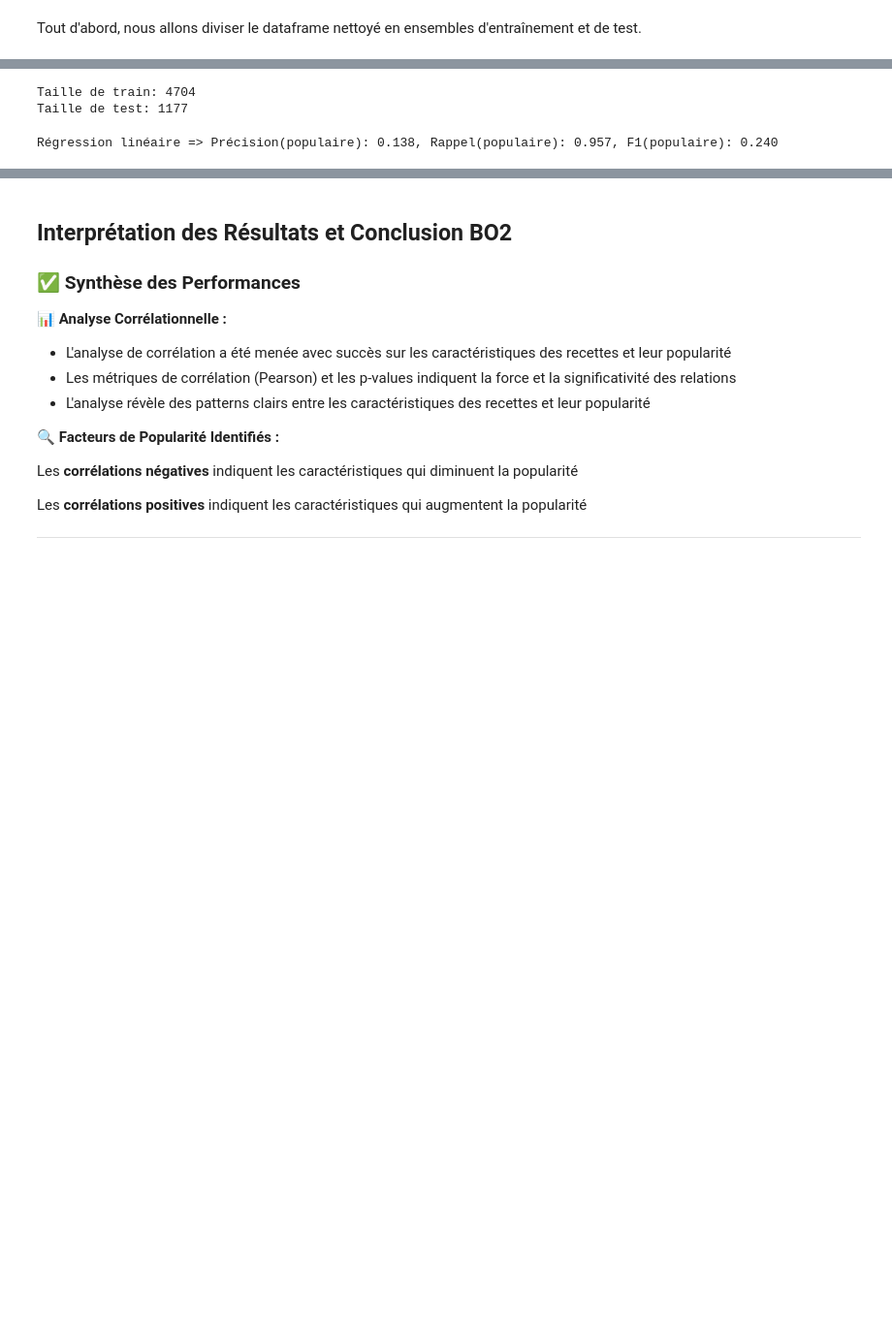
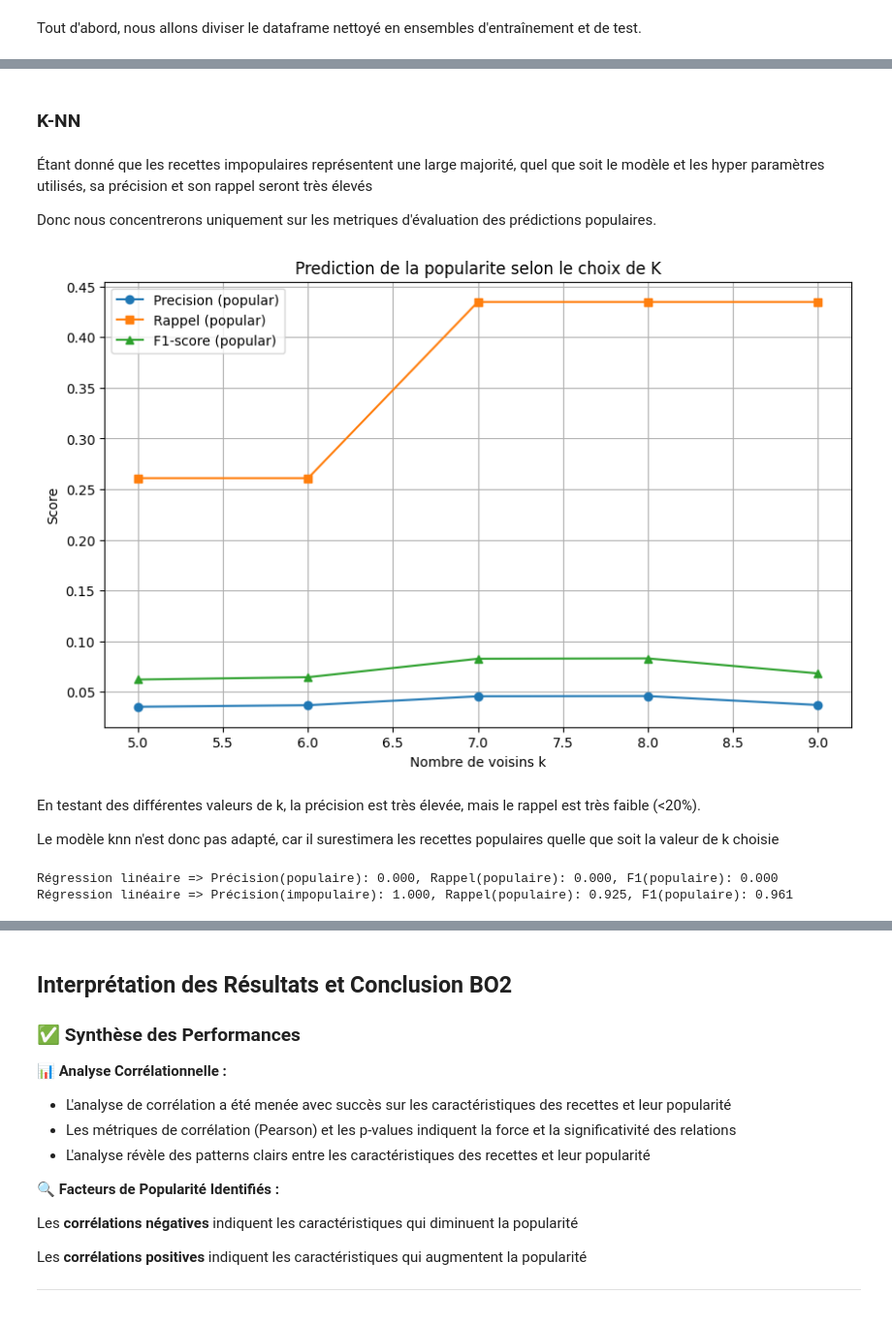
Before and after one commit to louaycodes/ProjetMachineLearning4Arctic, a Jupyter notebook: projetML.ipynb, the cells around one changed output, grey strips where cells are left out. Shown at 97% size. Drawn from its saved outputs; the diff is of its cells as text; code cells hidden in the pictures; blank space fills up the shorter version.

```diff
--- a/projetML.ipynb
+++ b/projetML.ipynb
@@ -1028,15 +943,5 @@ y = data['ReviewCount']
-# %%
-X_train, X_test, y_train, y_test = train_test_split(
-    X, y,
-    test_size=0.2,
-    random_state=42
-)
-
-print(f"Taille de train: {X_train.shape[0]}")
-print(f"Taille de test: {X_test.shape[0]}")
-# %% [output]
-Taille de train: 4704
-Taille de test: 1177
+# %% [markdown]
+### K-NN
 # %%
 imputer = SimpleImputer(strategy='mean')
 X_train_imputed = imputer.fit_transform(X_train)
@@ -1046,11 +951,50 @@ scaler = StandardScaler()
 X_train_scaled = scaler.fit_transform(X_train_imputed)
 X_test_scaled = scaler.transform(X_test_imputed)
 
-sm = SMOTE(random_state=42, k_neighbors=2)
+ada = ADASYN(random_state=42)
+X_train_res, y_train_res = ada.fit_resample(X_train_scaled, y_train)
 X_train_res, y_train_res = X_train_scaled, y_train
+
+X_train_scaled, y_train = ada.fit_resample(X_train_scaled, y_train)
+# %% [markdown]
+Étant donné que les recettes impopulaires représentent une large majorité, quel que soit le modèle et les hyper paramètres utilisés, sa précision et son rappel seront très élevés
+
+Donc nous concentrerons uniquement sur les metriques d'évaluation des prédictions populaires.
+# %%
+accuracies = []
+recalls_popular = []
+precisions_popular = []
+f1_popular = []
+
+k_values = range(5, 10)
+for k in k_values:
+    knn = KNeighborsClassifier(n_neighbors=k, weights='distance')
+    knn.fit(X_train_scaled, y_train)
+    y_pred = knn.predict(X_test_scaled)
+    accuracies.append(accuracy_score(y_test, y_pred))
+    recalls_popular.append(recall_score(y_test, y_pred, pos_label=1))
+    precisions_popular.append(precision_score(y_test, y_pred, pos_label=1))
+    f1_popular.append(f1_score(y_test, y_pred, pos_label=1))
+
+plt.figure(figsize=(10, 6))
+plt.plot(k_values, precisions_popular, 'o-', label='Precision (popular)')
+plt.plot(k_values, recalls_popular, 's-', label='Rappel (popular)')
+plt.plot(k_values, f1_popular, '^-', label='F1-score (popular)')
+plt.title('Prediction de la popularite selon le choix de K')
+plt.xlabel('Nombre de voisins k')
+plt.ylabel('Score')
+plt.legend()
+plt.grid(True)
+plt.show()
+# %% [output]
+[figure, added]
+# %% [markdown]
+En testant des différentes valeurs de k, la précision est très élevée, mais le rappel est très faible (<20%).
+
+Le modèle knn n'est donc pas adapté, car il surestimera les recettes populaires quelle que soit la valeur de k choisie
 # %%
 lr = LinearRegression()
-lr.fit(X_train_res, y_train_res)
+lr.fit(X_train_scaled, y_train)
 
 y_pred_reg = lr.predict(X_test_scaled)
 y_pred_class = (y_pred_reg >= 30).astype(int)
@@ -1061,6 +1005,13 @@ r = recall_score(y_true_class, y_pred_class, pos_label=1, zero_division=0)
 f = f1_score(y_true_class, y_pred_class, pos_label=1, zero_division=0)
 
 print(f"Régression linéaire => Précision(populaire): {p:.3f}, Rappel(populaire): {r:.3f}, F1(populaire): {f:.3f}")
+
+p = precision_score(y_true_class, y_pred_class, pos_label=0, zero_division=0)
+r = recall_score(y_true_class, y_pred_class, pos_label=0, zero_division=0)
+f = f1_score(y_true_class, y_pred_class, pos_label=0, zero_division=0)
+
+print(f"Régression linéaire => Précision(impopulaire): {p:.3f}, Rappel(populaire): {r:.3f}, F1(populaire): {f:.3f}")
 # %% [output]
-Régression linéaire => Précision(populaire): 0.138, Rappel(populaire): 0.957, F1(populaire): 0.240
+Régression linéaire => Précision(populaire): 0.000, Rappel(populaire): 0.000, F1(populaire): 0.000
+Régression linéaire => Précision(impopulaire): 1.000, Rappel(populaire): 0.925, F1(populaire): 0.961
 # %%
```
Also changed, not shown: parts of 41 cells of this notebook.
